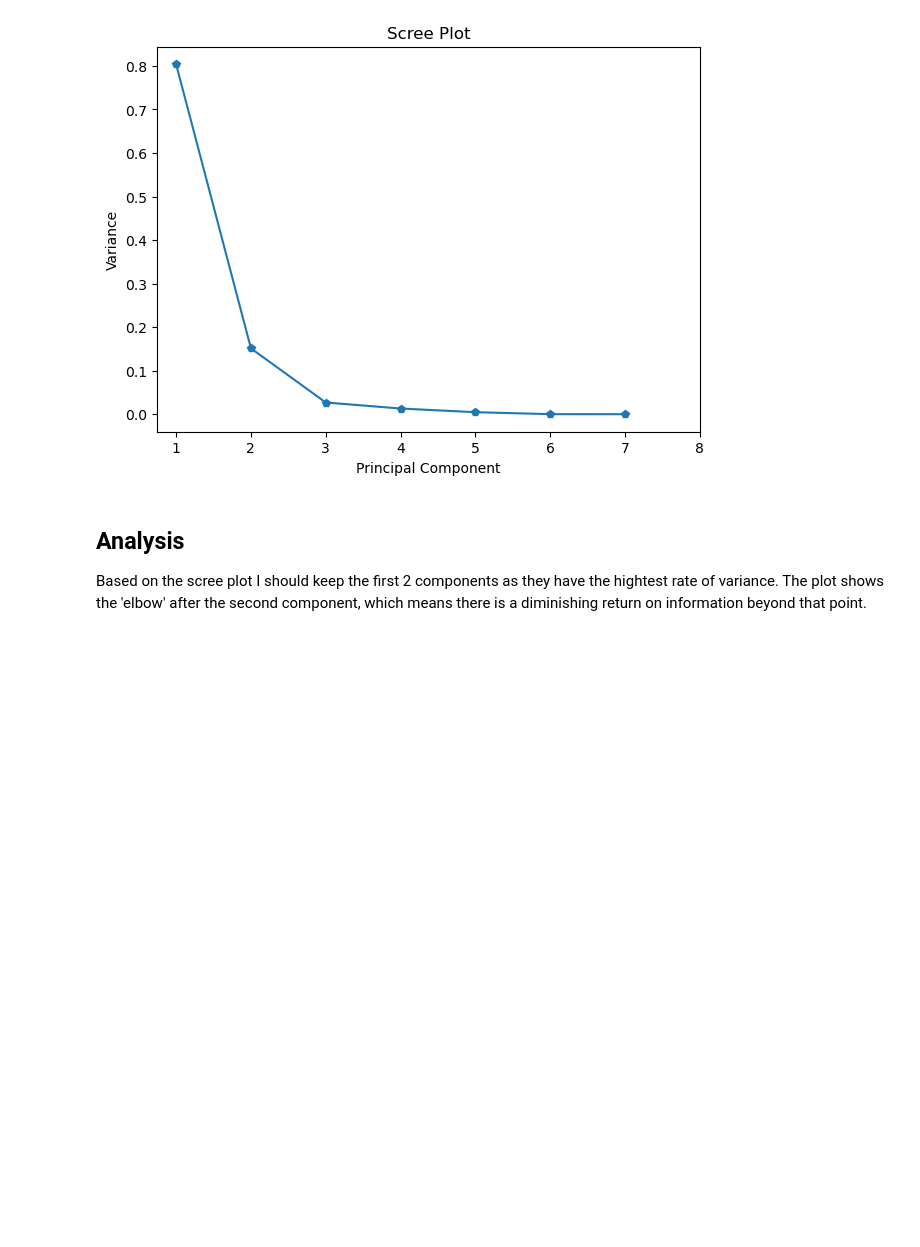
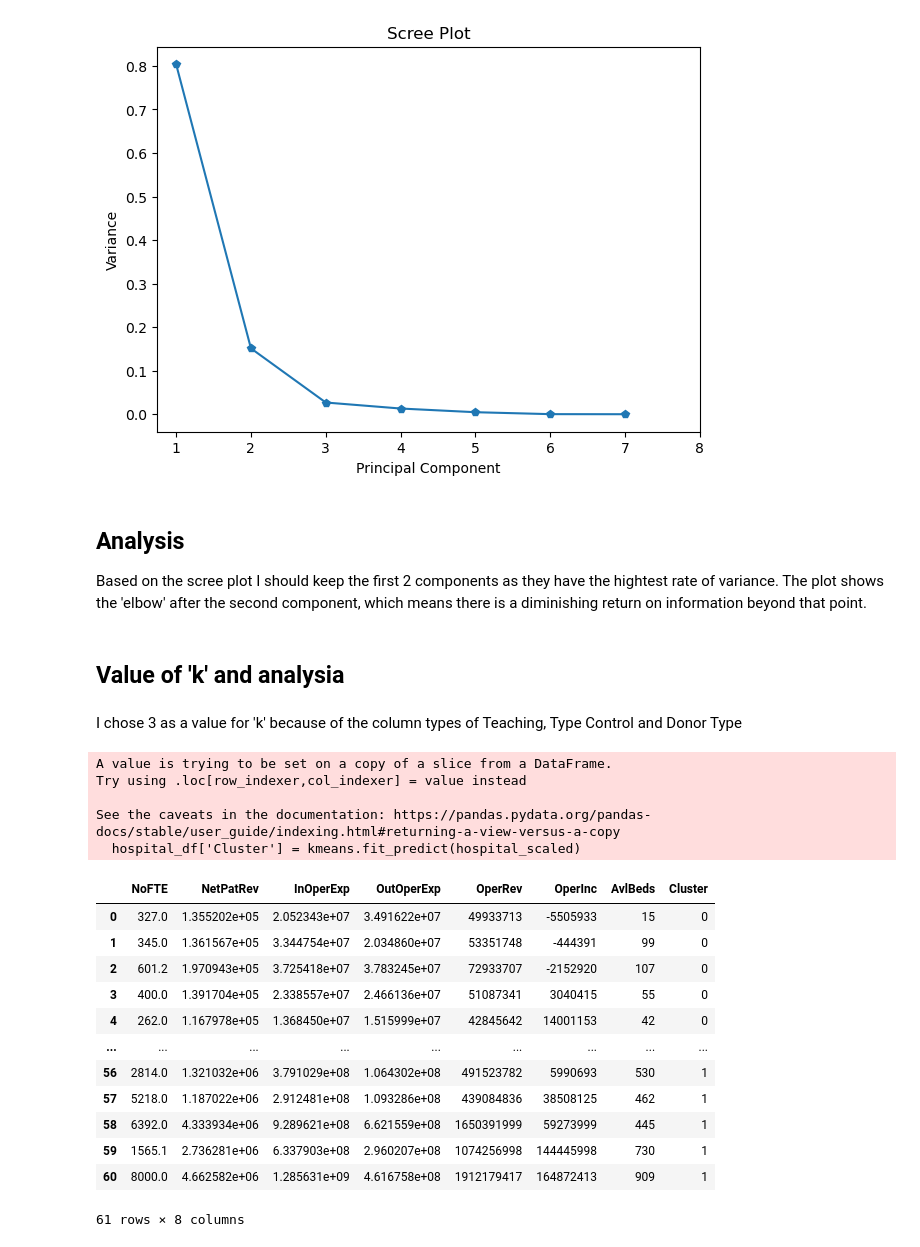
Before and after one commit to MarkLannen/week10labs, a Jupyter notebook: 10_Instructor_Lab_Lannen.ipynb, the cells around one changed output. Saved outputs shown, nothing was run; the diff lists cells and outputs as text; code cells hidden in the pictures; blank space fills up the shorter version.

Commit message:
choose k value, justify choice and run analysis

```diff
--- a/10_Instructor_Lab_Lannen.ipynb
+++ b/10_Instructor_Lab_Lannen.ipynb
@@ -134,3 +134,31 @@ plt.show()
 # %% [markdown]
 ## Analysis
 Based on the scree plot I should keep the first 2 components as they have the hightest rate of variance. The plot shows the 'elbow' after the second component, which means there is a diminishing return on information beyond that point.
+# %% [markdown]
+## Value of 'k' and analysia
+# %% [markdown]
+I chose 3 as a value for 'k' because of the column types of Teaching, Type Control and Donor Type
+# %%
+k = 3
+kmeans = KMeans(n_clusters=k, random_state=1)
+hospital_df['Cluster'] = kmeans.fit_predict(hospital_scaled)
+hospital_df
+# %% [output]
+A value is trying to be set on a copy of a slice from a DataFrame.
+Try using .loc[row_indexer,col_indexer] = value instead
+
+See the caveats in the documentation: https://pandas.pydata.org/pandas-docs/stable/user_guide/indexing.html#returning-a-view-versus-a-copy
+  hospital_df['Cluster'] = kmeans.fit_predict(hospital_scaled)
+|  | NoFTE | NetPatRev | InOperExp | OutOperExp | OperRev | OperInc | AvlBeds | Cluster |
+| 0 | 327.0 | 1.355202e+05 | 2.052343e+07 | 3.491622e+07 | 49933713 | -5505933 | 15 | 0 |
+| 1 | 345.0 | 1.361567e+05 | 3.344754e+07 | 2.034860e+07 | 53351748 | -444391 | 99 | 0 |
+| 2 | 601.2 | 1.970943e+05 | 3.725418e+07 | 3.783245e+07 | 72933707 | -2152920 | 107 | 0 |
+| 3 | 400.0 | 1.391704e+05 | 2.338557e+07 | 2.466136e+07 | 51087341 | 3040415 | 55 | 0 |
+| 4 | 262.0 | 1.167978e+05 | 1.368450e+07 | 1.515999e+07 | 42845642 | 14001153 | 42 | 0 |
+| ... | ... | ... | ... | ... | ... | ... | ... | ... |
+| 56 | 2814.0 | 1.321032e+06 | 3.791029e+08 | 1.064302e+08 | 491523782 | 5990693 | 530 | 1 |
+| 57 | 5218.0 | 1.187022e+06 | 2.912481e+08 | 1.093286e+08 | 439084836 | 38508125 | 462 | 1 |
+| 58 | 6392.0 | 4.333934e+06 | 9.289621e+08 | 6.621559e+08 | 1650391999 | 59273999 | 445 | 1 |
+| 59 | 1565.1 | 2.736281e+06 | 6.337903e+08 | 2.960207e+08 | 1074256998 | 144445998 | 730 | 1 |
+| 60 | 8000.0 | 4.662582e+06 | 1.285631e+09 | 4.616758e+08 | 1912179417 | 164872413 | 909 | 1 |
+61 rows × 8 columns
```
